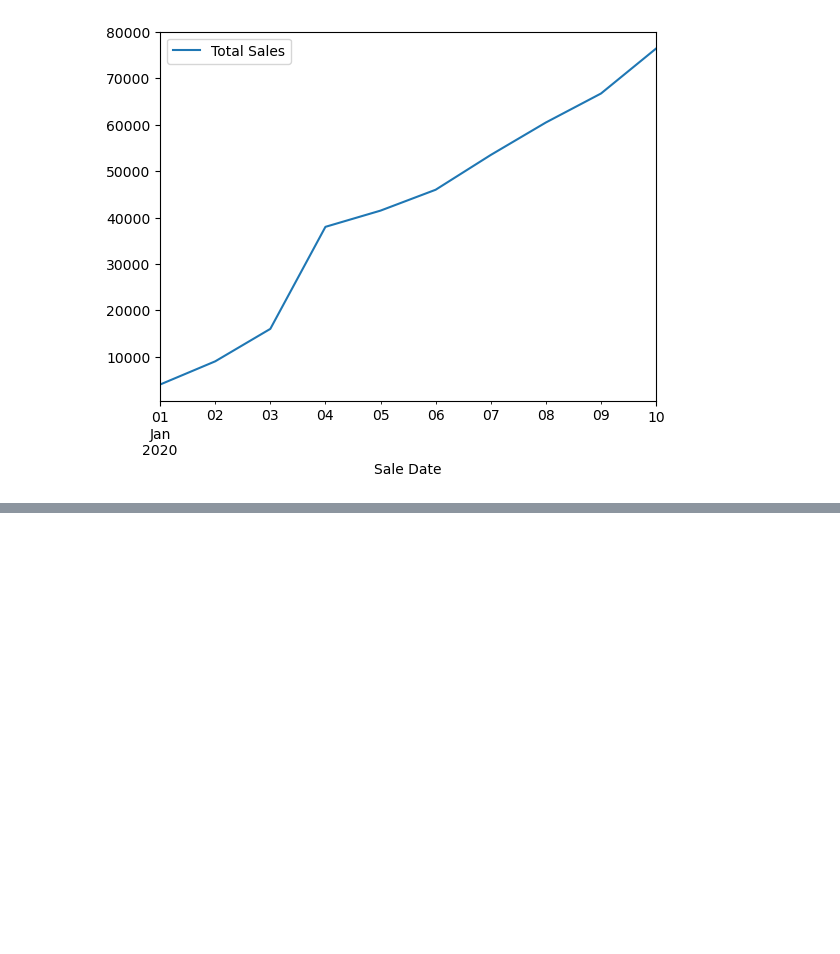
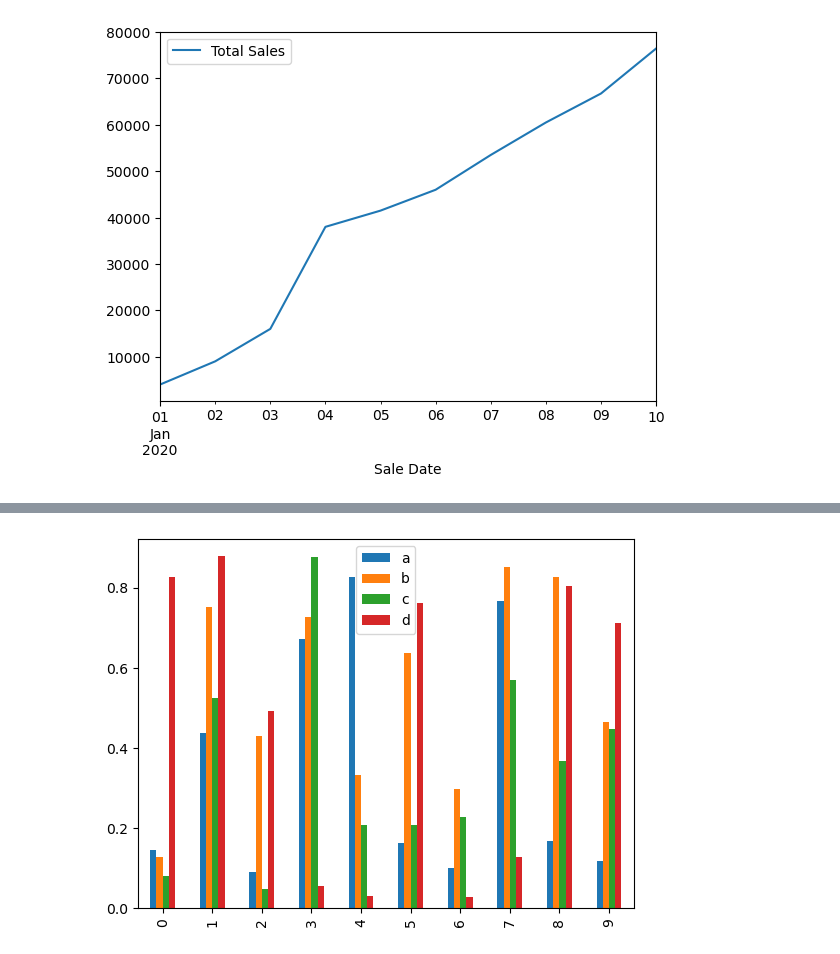
Before and after one commit to Tarun-Mittal-cell/dataAnalysisPandasNumpy, a Jupyter notebook: Introduction to Matplotlib.ipynb, the cells around one changed output, grey strips where cells are left out. Saved outputs shown, nothing was run; the diff lists cells and outputs as text; code cells hidden in the pictures; blank space fills up the shorter version.

```diff
--- a/Introduction to Matplotlib.ipynb
+++ b/Introduction to Matplotlib.ipynb
@@ -296,0 +323,4 @@ car_sales.plpt(x="Odometer (KM)", y="Price", kind="scatter");
+# %%
+df.plot(kind="bar");
+# %% [output]
+[figure, added]
```
Also changed, not shown: parts of 8 cells of this notebook.
